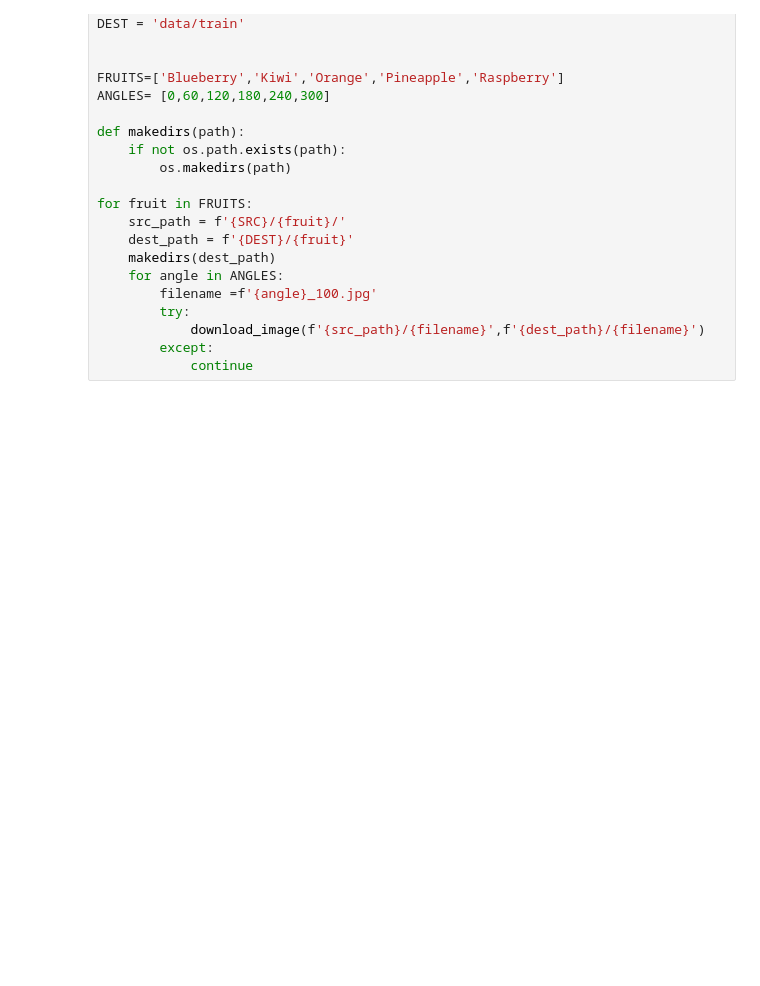
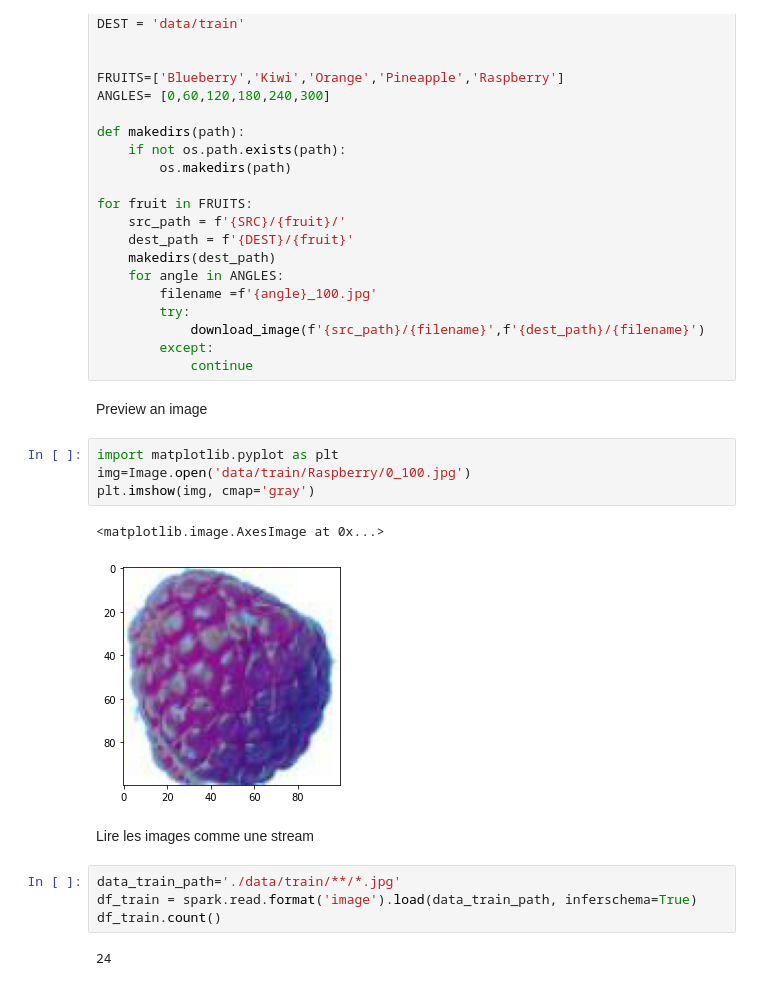
Before and after one commit to mrcreasey/oc-ds-p8-pyspark-deploy, a Jupyter notebook: pyspark_sur_colab.ipynb, the cells around one changed output. Cells and saved outputs as stored; diff of their text form; blank space fills up the shorter version.

Commit message:
read images to pyspark dataframe

```diff
--- a/pyspark_sur_colab.ipynb
+++ b/pyspark_sur_colab.ipynb
@@ -101,3 +115,20 @@ for fruit in FRUITS:
             download_image(f'{src_path}/{filename}',f'{dest_path}/{filename}')
         except:
             continue
+# %% [markdown]
+Preview an image
+# %%
+import matplotlib.pyplot as plt
+img=Image.open('data/train/Raspberry/0_100.jpg')
+plt.imshow(img, cmap='gray')
+# %% [output]
+<matplotlib.image.AxesImage at 0x...>
+[figure, added]
+# %% [markdown]
+Lire les images comme une stream
+# %%
+data_train_path='./data/train/**/*.jpg'
+df_train = spark.read.format('image').load(data_train_path, inferschema=True)
+df_train.count()
+# %% [output]
+24
```
Also changed, not shown: parts of 13 cells of this notebook.
